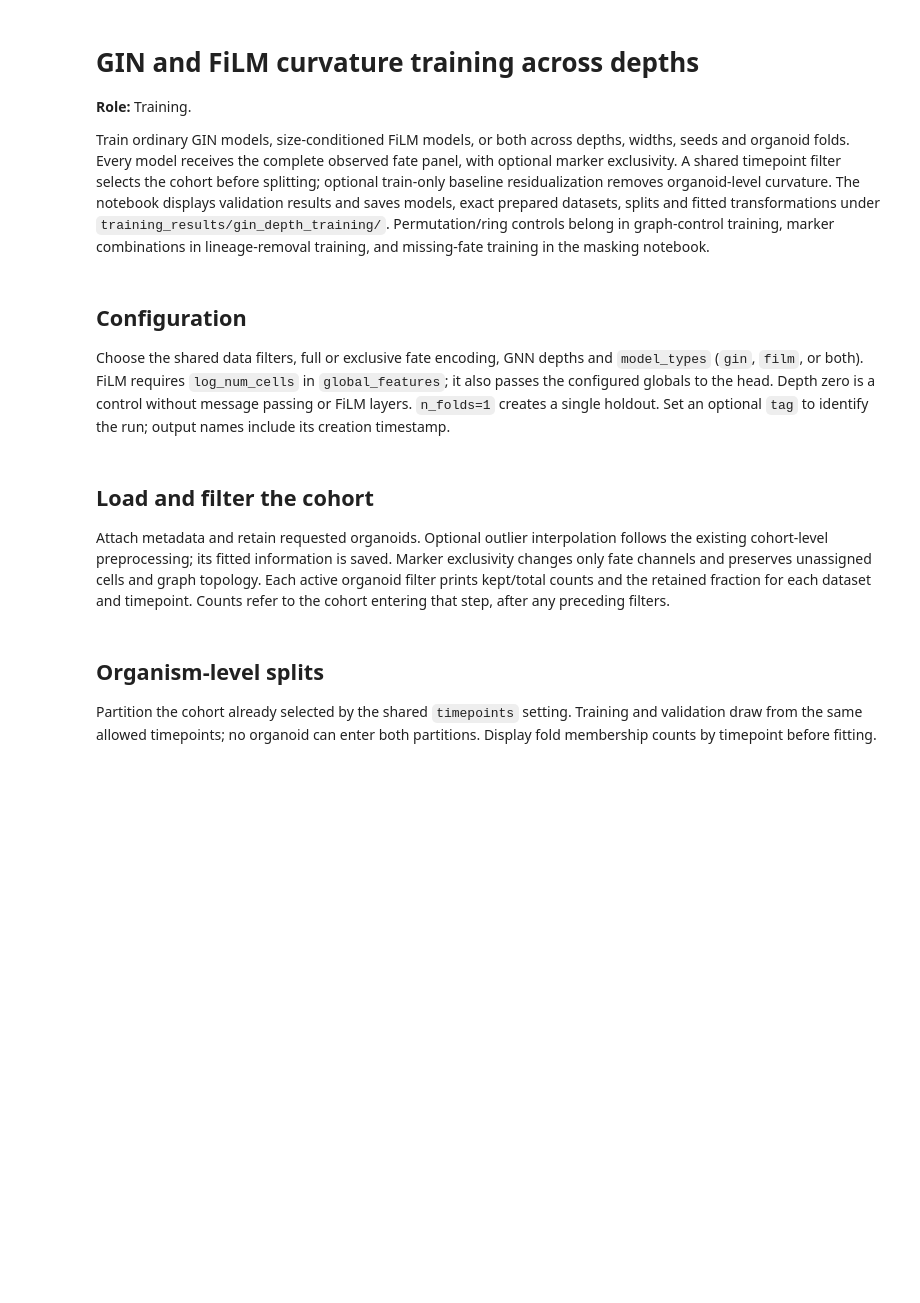
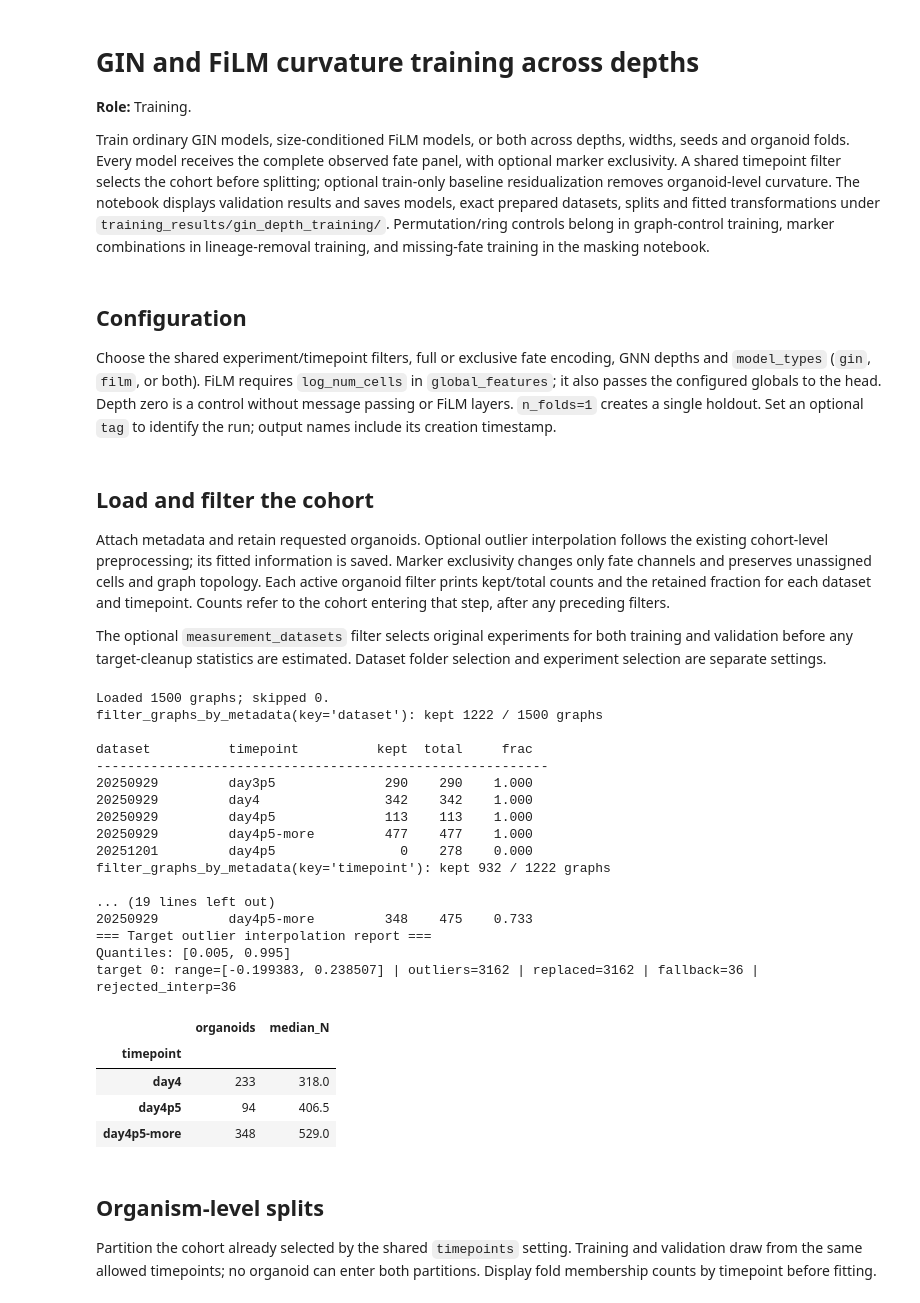
Before and after one commit to fskovbo/organoid_GNN, a Jupyter notebook: experiments/training/gin_depth_training.ipynb, the cells around one changed output. Drawn from its saved outputs; the diff is of its cells as text; code cells hidden in the pictures; blank space fills up the shorter version.

```diff
--- a/experiments/training/gin_depth_training.ipynb
+++ b/experiments/training/gin_depth_training.ipynb
@@ -14,5 +14,5 @@ ROOT = PROJECT_ROOT  # Repository root used to resolve data and result paths.
 # %% [markdown]
 ## Configuration
 
-Choose the shared data filters, full or exclusive fate encoding, GNN depths and `model_types` (`gin`, `film`, or both). FiLM requires `log_num_cells` in `global_features`; it also passes the configured globals to the head. Depth zero is a control without message passing or FiLM layers. `n_folds=1` creates a single holdout. Set an optional `tag` to identify the run; output names include its creation timestamp.
+Choose the shared experiment/timepoint filters, full or exclusive fate encoding, GNN depths and `model_types` (`gin`, `film`, or both). FiLM requires `log_num_cells` in `global_features`; it also passes the configured globals to the head. Depth zero is a control without message passing or FiLM layers. `n_folds=1` creates a single holdout. Set an optional `tag` to identify the run; output names include its creation timestamp.
 # %%
@@ -46,13 +46,14 @@ RUN_TRAINING = True  # Enable fitting and saving new model checkpoints.
 
 SETTINGS = dict(
     # Run identity
-    tag='scMultiplexpaper',  # Optional purpose label; letters, digits, underscores and hyphens.
+    tag='single20250929_exclusive_restored',  # Optional purpose label; letters, digits, underscores and hyphens.
 
     # Dataset and targets
-    dataset='after_cleanup',  # Source dataset folder under training_data/.
+    dataset='after_cleanup_restored_exclusive',  # Source dataset folder under training_data/.
     target_indices=[0],  # Target columns to predict; [0] selects Gaussian curvature.
 
     # Data filters
+    measurement_datasets=['20250929'],  # Shared experiment selection for train/validation; None includes every experiment.
     timepoints=['day4', 'day4p5', 'day4p5-more'],  # Shared cohort timepoints for train/validation; None keeps all, or use a list of labels.
     blacklist=True,  # Exclude organoids listed in the dataset blacklist.
     sphericity_max=0.93,  # Maximum retained sphericity; None disables this filter where supported.
@@ -61,7 +62,7 @@ SETTINGS = dict(
     outlier_quantiles=[.005, .995],  # Lower and upper quantiles defining target outliers.
 
     # Fate encoding
-    exclusive_markers=False,  # Apply ordered rules so each cell has at most one fate.
+    exclusive_markers=True,  # Apply ordered rules so each cell has at most one fate.
 
     # Model grid
     model_types=['gin'],  # Choose gin, film, or both; every model uses the complete fate panel.
@@ -114,7 +115,8 @@ SETTINGS = dict(
 DEVICE = 'cuda' if torch.cuda.is_available() else 'cpu'  # Use CUDA when available, otherwise CPU.
 
 # Paths and outputs
-RUN_DIR = training_run_path(ROOT, 'gin_depth_training', SETTINGS['tag'])  # New run under training_results/<notebook>/<tag>_<timestamp>.
+RESUME_RUN = None  # Existing run folder to resume; None starts a new timestamped run.
+RUN_DIR = ROOT / 'training_results/gin_depth_training' / RESUME_RUN if RESUME_RUN else training_run_path(ROOT, 'gin_depth_training', SETTINGS['tag'])  # Saved or new run directory.
 
 # Regional evaluation (annotations only; never model inputs)
 REGION_SETTINGS = dict(
@@ -137,32 +139,60 @@ PRINT_EPOCHS = False  # Also print each epoch; False keeps the training output c
 
 Attach metadata and retain requested organoids. Optional outlier interpolation follows the existing cohort-level preprocessing; its fitted information is saved. Marker exclusivity changes only fate channels and preserves unassigned cells and graph topology.
 Each active organoid filter prints kept/total counts and the retained fraction for each dataset and timepoint. Counts refer to the cohort entering that step, after any preceding filters.
+
+The optional `measurement_datasets` filter selects original experiments for both training and validation before any target-cleanup statistics are estimated. Dataset folder selection and experiment selection are separate settings.
 # %%
 data_dir = ROOT/'training_data'/SETTINGS['dataset']  # Dataset directory supplying graphs and metadata.
 graphs = load_graph_dataset_from_dir(str(data_dir))
 attach_metadata_to_graphs(graphs, load_aux_metadata_for_dir(str(data_dir)), exclude_keys=None)
+if SETTINGS['measurement_datasets'] is not None:
+    graphs = filter_graphs_by_metadata(graphs, key='dataset', keep_values=set(SETTINGS['measurement_datasets']),
+                                      missing='drop', inplace=False, print_summary=True)
 graphs = filter_graphs_by_timepoints(graphs, SETTINGS['timepoints'], print_summary=True)
 graphs = select_graph_targets(graphs, target_indices=SETTINGS['target_indices'], inplace=False)
 marker_names = load_marker_names_from_dir(str(data_dir))
 if not marker_names or SETTINGS['target_indices'] != [0]:
     raise ValueError('This workflow requires named fate channels and scalar Gaussian curvature.')
 if SETTINGS['blacklist']:
     graphs = filter_graphs_by_blacklist(graphs, load_graph_blacklist_from_dir(data_dir), print_summary=True)
 if SETTINGS['sphericity_max'] is not None:
     graphs = filter_graphs_by_sphericity(graphs, max_sphericity=SETTINGS['sphericity_max'], print_summary=True)
 if SETTINGS['complexity_min'] is not None:
     graphs = filter_graphs_by_numeric_metadata(graphs, key='complexity', min_value=SETTINGS['complexity_min'], allow_missing=False, print_summary=True)
 if SETTINGS['exclusive_markers']:
     for g in graphs:
         g.x = torch.as_tensor(exclusive_markers(g.x.cpu().numpy(), marker_names), dtype=g.x.dtype)
 if SETTINGS['interpolate_outliers']:
     graphs, outlier_info = interpolate_target_outliers_from_neighbors(graphs, clip_quantiles=SETTINGS['outlier_quantiles'])
 else:
     outlier_info = None
 assert len(graphs) >= 2 and len({g.organoid_str for g in graphs}) == len(graphs)
 cohort = pd.DataFrame([dict(organoid_str=g.organoid_str, n_cells=len(g.x),
                           timepoint=str(g.meta.get('timepoint', 'unknown'))) for g in graphs])
 display(cohort.groupby('timepoint').agg(organoids=('organoid_str','size'), median_N=('n_cells','median')))
+# %% [output]
+Loaded 1500 graphs; skipped 0.
+filter_graphs_by_metadata(key='dataset'): kept 1222 / 1500 graphs
+
+dataset          timepoint          kept  total     frac
+----------------------------------------------------------
+20250929         day3p5              290    290    1.000
+20250929         day4                342    342    1.000
+20250929         day4p5              113    113    1.000
+20250929         day4p5-more         477    477    1.000
+20251201         day4p5                0    278    0.000
+filter_graphs_by_metadata(key='timepoint'): kept 932 / 1222 graphs
+
+... (19 lines left out)
+20250929         day4p5-more         348    475    0.733
+=== Target outlier interpolation report ===
+Quantiles: [0.005, 0.995]
+target 0: range=[-0.199383, 0.238507] | outliers=3162 | replaced=3162 | fallback=36 | rejected_interp=36
+|  | organoids | median_N |
+| timepoint |  |  |
+| day4 | 233 | 318.0 |
+| day4p5 | 94 | 406.5 |
+| day4p5-more | 348 | 529.0 |
 # %% [markdown]
 ## Organism-level splits
 
```
Also changed, not shown: parts of 6 cells of this notebook, 17 other files.
